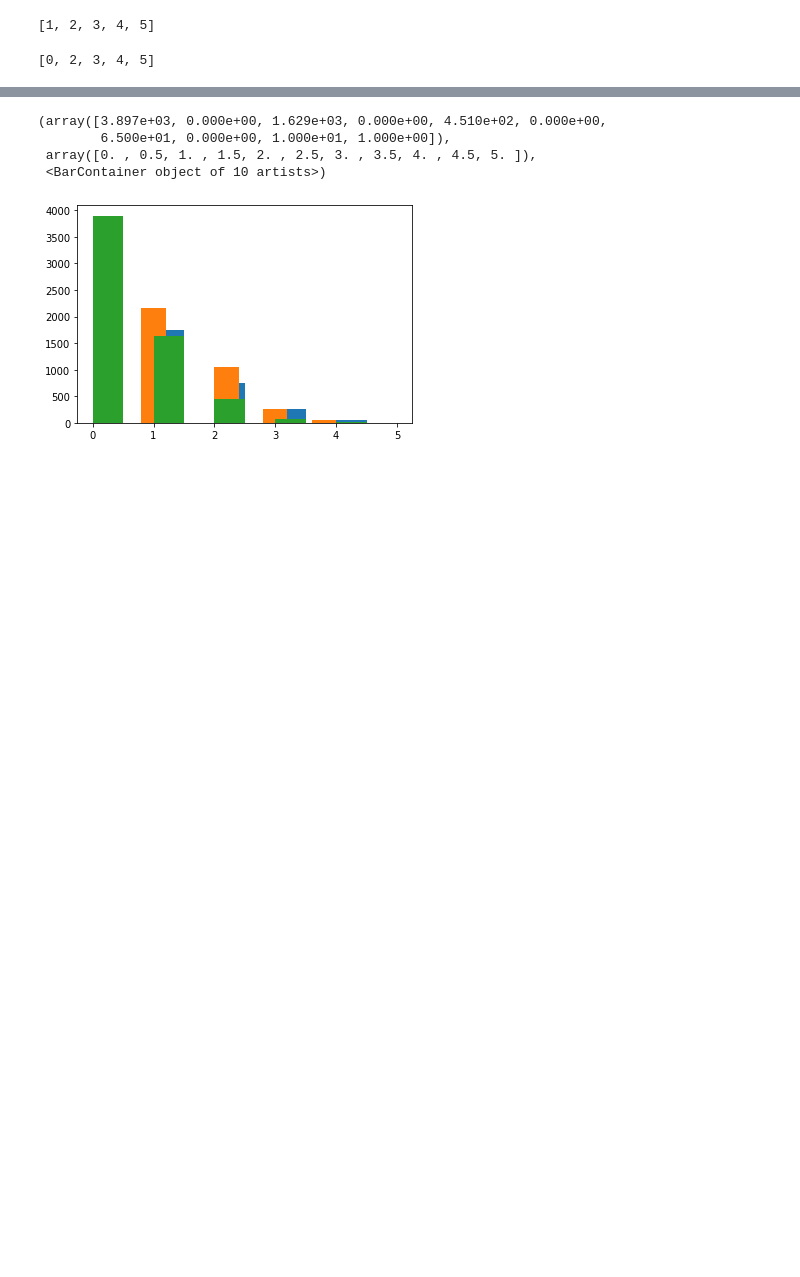
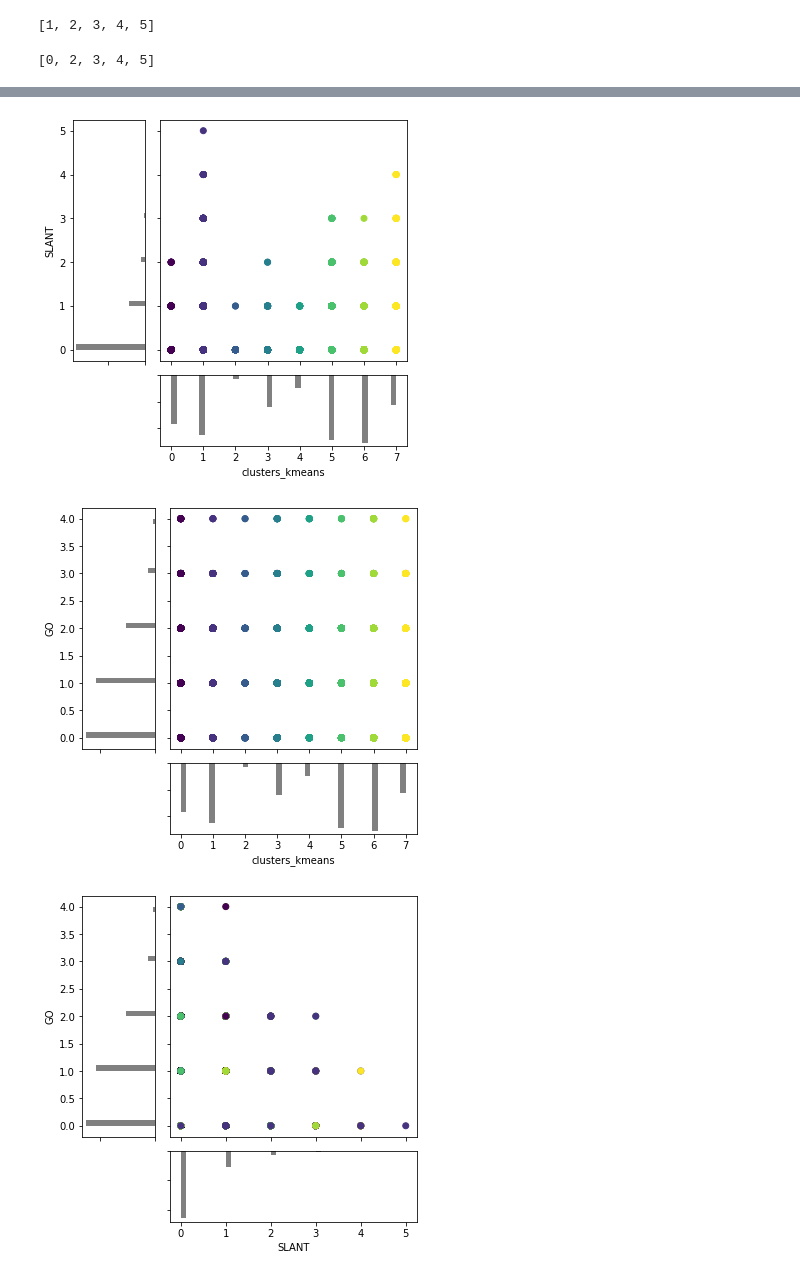
Before and after one commit to sskett/cosc301, a Jupyter notebook: clustering.ipynb, the cells around one changed output, grey strips where cells are left out. Cells and saved outputs as stored; diff of their text form; code cells hidden in the pictures; blank space fills up the shorter version.

```diff
--- a/clustering.ipynb
+++ b/clustering.ipynb
@@ -541,16 +552,10 @@ plot_relationship(df, df_columns[0], df_columns[1], model.labels_)
 # %%
-df_columns = df.drop(['gameId', 'playId', 'clusters_agg'], axis=1).columns.tolist()
+df_columns = df[['clusters_kmeans', 'SLANT', 'GO']].columns.tolist()
 for subset in combinations(df_columns, 2):
-    plot_relationship(df, subset[0], subset[1], model.labels_)
+    plot_relationship(df, subset[0], subset[1], df['clusters_kmeans'])
+# %% [output]
+[figure, added]
+[figure, added]
+[figure, added]
-# %%
-plt.hist(df['HITCH'])
-plt.hist(df['GO'])
-plt.hist(df['OUT'])
-# %% [output]
-(array([3.897e+03, 0.000e+00, 1.629e+03, 0.000e+00, 4.510e+02, 0.000e+00,
-        6.500e+01, 0.000e+00, 1.000e+01, 1.000e+00]),
- array([0. , 0.5, 1. , 1.5, 2. , 2.5, 3. , 3.5, 4. , 4.5, 5. ]),
- <BarContainer object of 10 artists>)
-[figure, removed]
 # %%
 from mpl_toolkits import mplot3d
```
Also changed, not shown: parts of 23 cells of this notebook, 1 other file.
